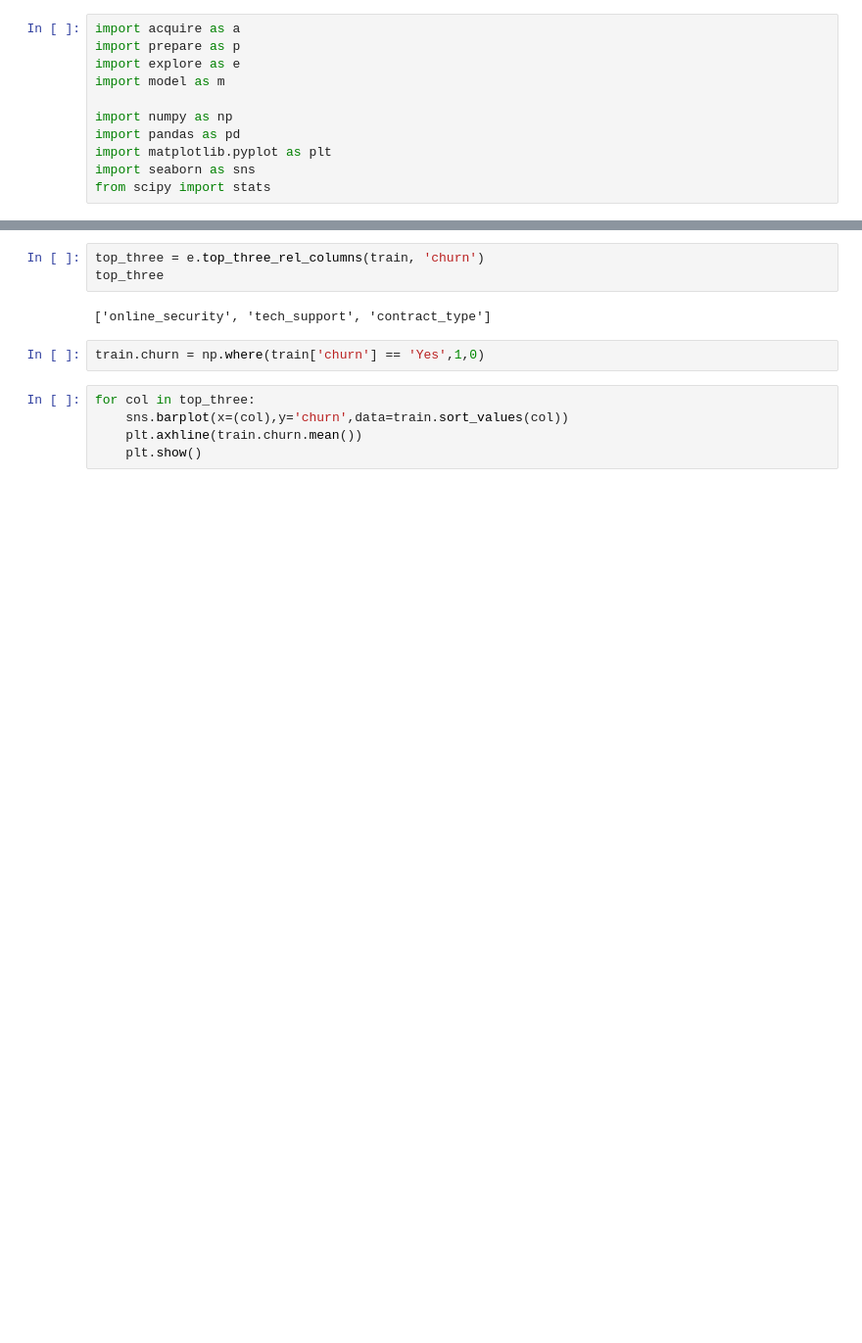
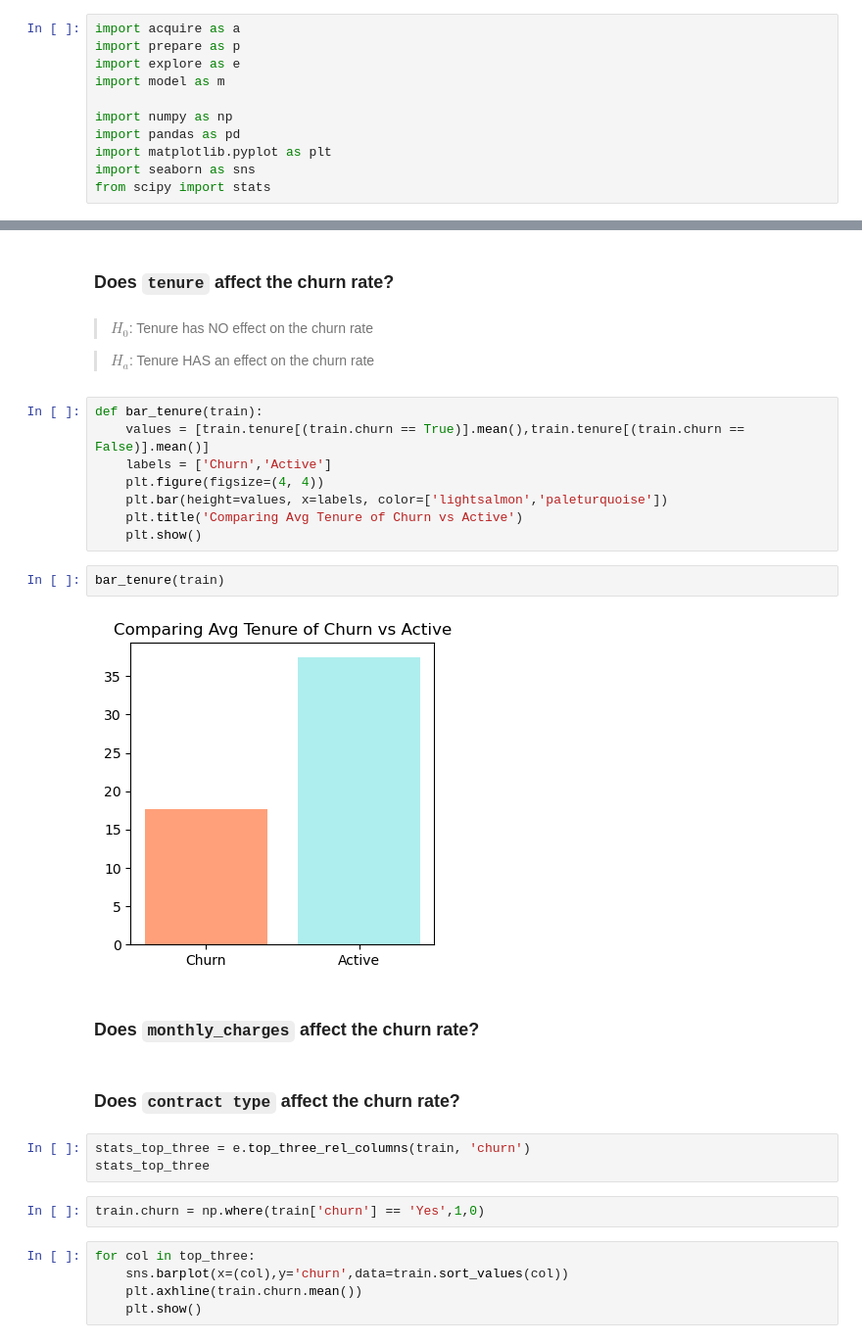
Before and after one commit to rabeka-branham/classification_project, a Jupyter notebook: scratch_pad.ipynb, the cells around one changed output, grey strips where cells are left out. Shown at 98% size. Saved outputs shown, nothing was run; the diff lists cells and outputs as text; blank space fills up the shorter version.

```diff
--- a/scratch_pad.ipynb
+++ b/scratch_pad.ipynb
@@ -26,8 +113,28 @@ Index(['customer_id', 'gender', 'senior_citizen', 'partner', 'dependents',
+# %% [markdown]
+### Does `tenure` affect the churn rate?
+# %% [markdown]
+> $H_0$: Tenure has NO effect on the churn rate
+
+> $H_a$: Tenure HAS an effect on the churn rate
+# %%
+def bar_tenure(train):
+    values = [train.tenure[(train.churn == True)].mean(),train.tenure[(train.churn == False)].mean()]
+    labels = ['Churn','Active']
+    plt.figure(figsize=(4, 4))
+    plt.bar(height=values, x=labels, color=['lightsalmon','paleturquoise'])
+    plt.title('Comparing Avg Tenure of Churn vs Active')
+    plt.show()
+# %%
+bar_tenure(train)
+# %% [output]
+[figure, added]
+# %% [markdown]
+### Does `monthly_charges` affect the churn rate?
+# %% [markdown]
+### Does `contract type` affect the churn rate?
 # %%
-top_three = e.top_three_rel_columns(train, 'churn')
-top_three
+stats_top_three = e.top_three_rel_columns(train, 'churn')
+stats_top_three
-# %% [output]
-['online_security', 'tech_support', 'contract_type']
 # %%
 train.churn = np.where(train['churn'] == 'Yes',1,0)
 # %%
```
Also changed, not shown: parts of 22 cells of this notebook, 3 other files.
